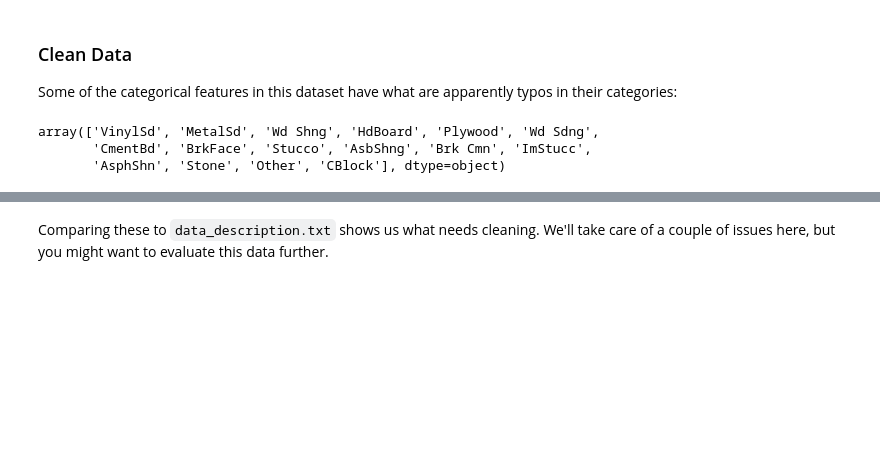
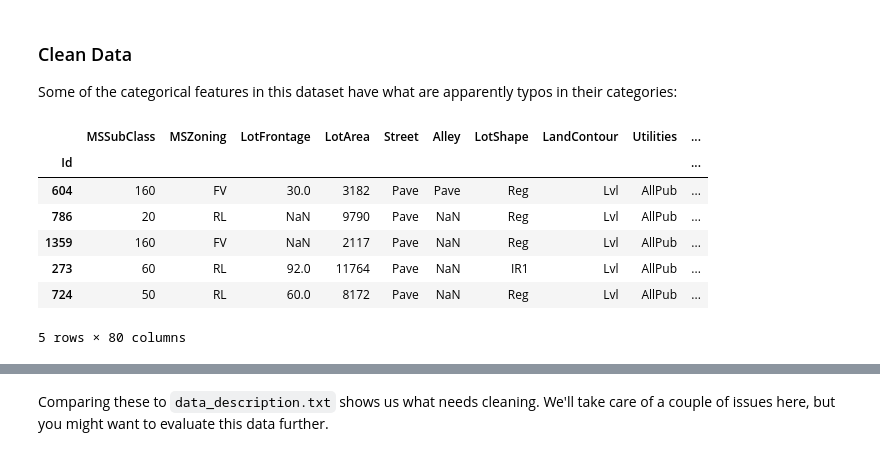
Before and after one commit to antoniograsso21/ml_utils, a Jupyter notebook: notebook/house_prices_advanced_regression_techniques/feature-engineering-for-house-prices.ipynb, the cells around one changed output, grey strips where cells are left out. Cells and saved outputs as stored; diff of their text form; code cells hidden in the pictures; blank space fills up the shorter version.

```diff
--- a/notebook/house_prices_advanced_regression_techniques/feature-engineering-for-house-prices.ipynb
+++ b/notebook/house_prices_advanced_regression_techniques/feature-engineering-for-house-prices.ipynb
@@ -84,9 +85,14 @@ Some of the categorical features in this dataset have what are apparently typos
 # %%
 data_dir = Path(path_data)
 df = pd.read_csv(data_dir / "train.csv", index_col="Id")
-
-df.Exterior2nd.unique()
-# %% [output]
-array(['VinylSd', 'MetalSd', 'Wd Shng', 'HdBoard', 'Plywood', 'Wd Sdng',
-       'CmentBd', 'BrkFace', 'Stucco', 'AsbShng', 'Brk Cmn', 'ImStucc',
-       'AsphShn', 'Stone', 'Other', 'CBlock'], dtype=object)
+# %%
+df.sample(5)
+# %% [output]
+|  | MSSubClass | MSZoning | LotFrontage | LotArea | Street | Alley | LotShape | LandContour | Utilities | ... |
+| Id |  |  |  |  |  |  |  |  |  | ... |
+| 604 | 160 | FV | 30.0 | 3182 | Pave | Pave | Reg | Lvl | AllPub | ... |
+| 786 | 20 | RL | NaN | 9790 | Pave | NaN | Reg | Lvl | AllPub | ... |
+| 1359 | 160 | FV | NaN | 2117 | Pave | NaN | Reg | Lvl | AllPub | ... |
+| 273 | 60 | RL | 92.0 | 11764 | Pave | NaN | IR1 | Lvl | AllPub | ... |
+| 724 | 50 | RL | 60.0 | 8172 | Pave | NaN | Reg | Lvl | AllPub | ... |
+5 rows × 80 columns
```
Also changed, not shown: parts of 13 cells of this notebook, 2 other files.
